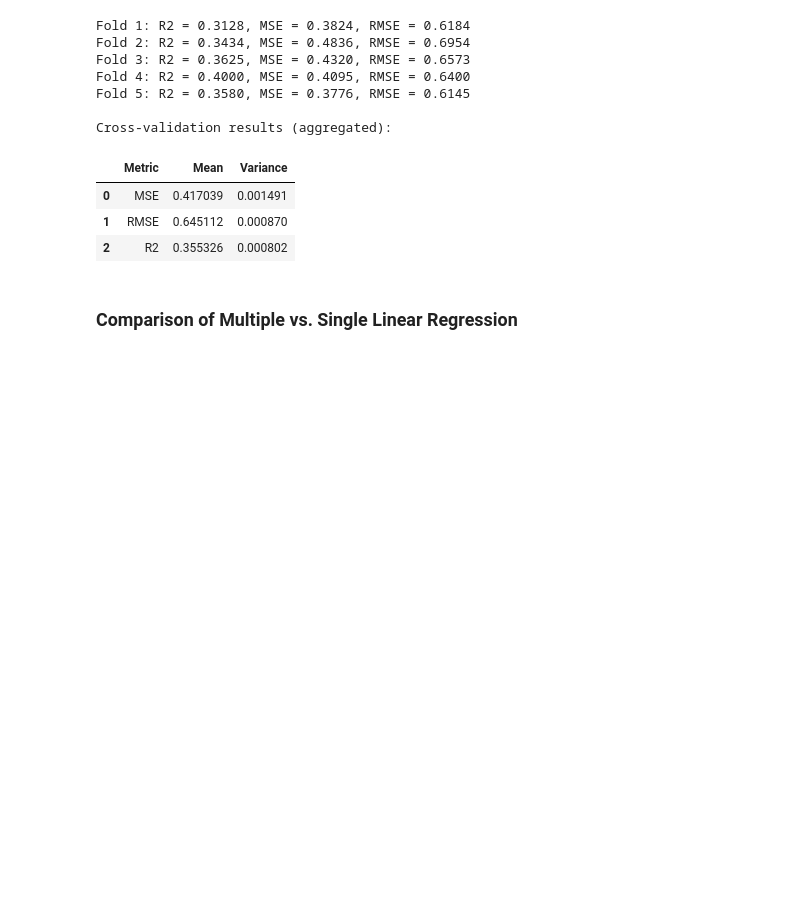
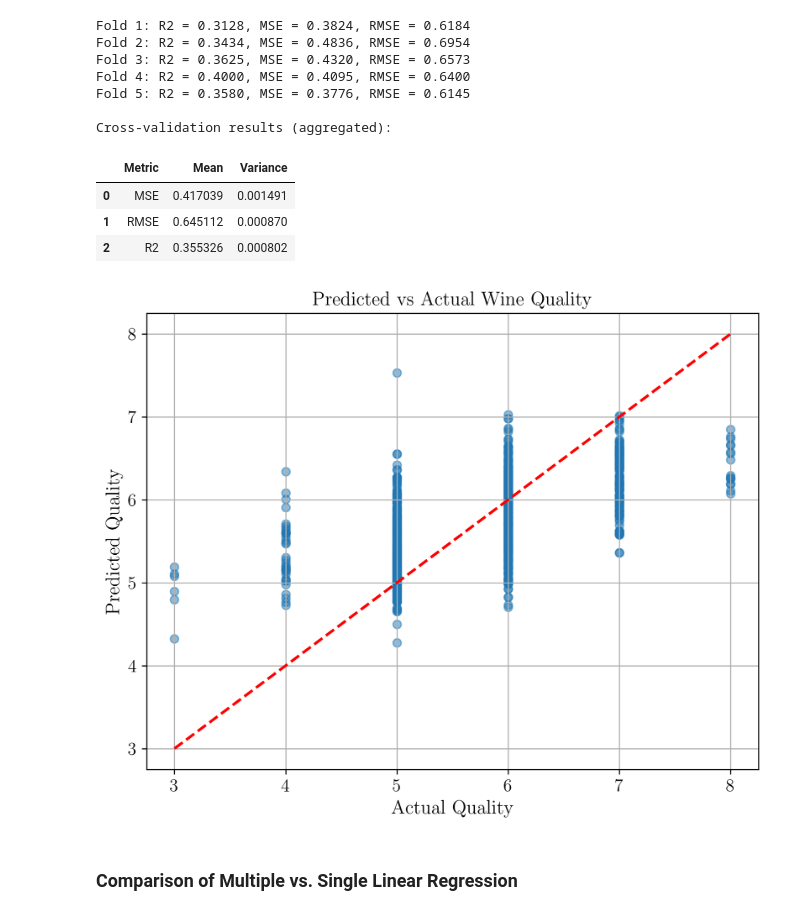
Before and after one commit to SigurdRiseth/idatg2208-assignment-1, a Jupyter notebook: notebooks/04_multiple_regression.ipynb, the cells around one changed output. Drawn from its saved outputs; the diff is of its cells as text; code cells hidden in the pictures; blank space fills up the shorter version.

```diff
--- a/notebooks/04_multiple_regression.ipynb
+++ b/notebooks/04_multiple_regression.ipynb
@@ -73,5 +74,23 @@ Cross-validation results (aggregated):
 | 0 | MSE | 0.417039 | 0.001491 |
 | 1 | RMSE | 0.645112 | 0.000870 |
 | 2 | R2 | 0.355326 | 0.000802 |
+# %%
+# Plot predictions vs actual values
+import matplotlib.pyplot as plt
+
+X = df.drop(columns=["quality"])
+y = df["quality"]
+y_pred = lin_reg.predict(X)
+
+plt.figure(figsize=(8, 6))
+plt.scatter(y, y_pred, alpha=0.5)
+plt.plot([y.min(), y.max()], [y.min(), y.max()], 'r--', lw=2)
+plt.xlabel("Actual Quality")
+plt.ylabel("Predicted Quality")
+plt.title("Predicted vs Actual Wine Quality")
+plt.grid()
+plt.savefig("../reports/figures/predicted_vs_actual.png")
+# %% [output]
+[figure, added]
 # %% [markdown]
 ### Comparison of Multiple vs. Single Linear Regression
```
Also changed, not shown: parts of 1 cell of this notebook, 10 other files.
